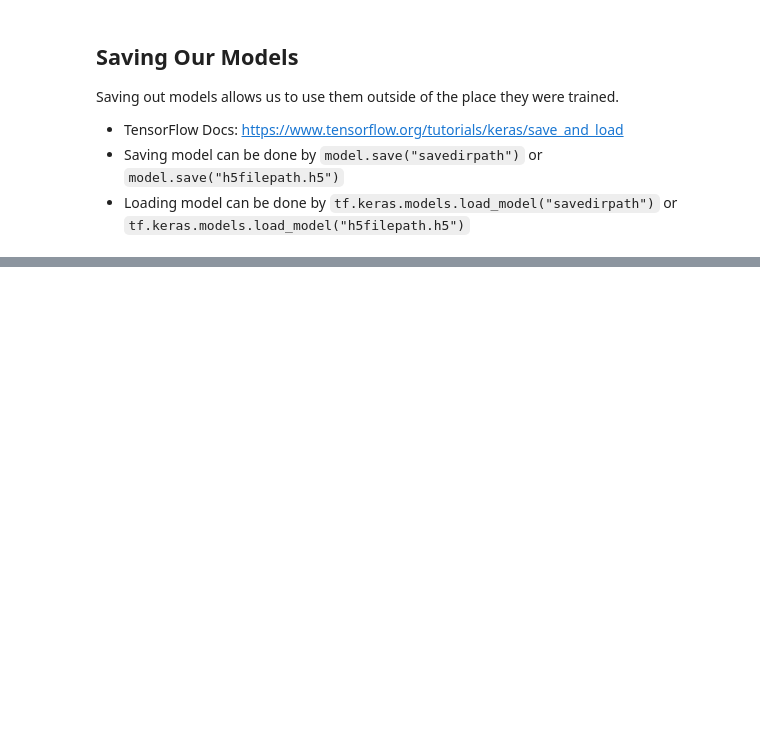
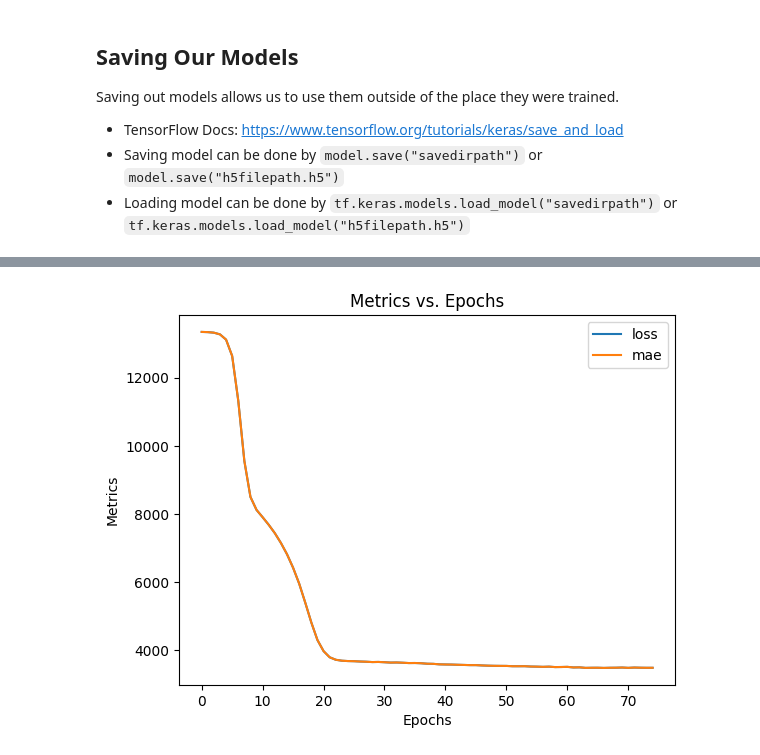
Before and after one commit to bkubick/deep-learning-development, a Jupyter notebook: exercises/neural_network_regression.ipynb, the cells around one changed output, grey strips where cells are left out. Saved outputs shown, nothing was run; the diff lists cells and outputs as text; code cells hidden in the pictures; blank space fills up the shorter version.

```diff
--- a/exercises/neural_network_regression.ipynb
+++ b/exercises/neural_network_regression.ipynb
@@ -470,0 +913,19 @@ Saving out models allows us to use them outside of the place they were trained.
+# %%
+# Setting seed
+tf.random.set_seed(42)
+
+# 1. Create Model
+model_2 = tf.keras.Sequential([
+    tf.keras.layers.Input(shape=(11,)),
+    tf.keras.layers.Dense(100),
+    tf.keras.layers.Dense(1)
+])
+
+# 2. Compile Model
+learning_rate = 0.01
+model_2.compile(loss=tf.keras.losses.mae,
+                optimizer=tf.keras.optimizers.legacy.SGD(learning_rate=learning_rate),
+                metrics=['mae'])
+
+# 3. Fit Model
+history_2 = model_2.fit(X_train_normal, y_train, epochs=75, verbose=0)
@@ -470,0 +939,4 @@ Saving out models allows us to use them outside of the place they were trained.
+# %%
+utils.plot.plot_history(history_2)
+# %% [output]
+[figure, added]
```
Also changed, not shown: parts of 110 cells of this notebook, 1 other file.
